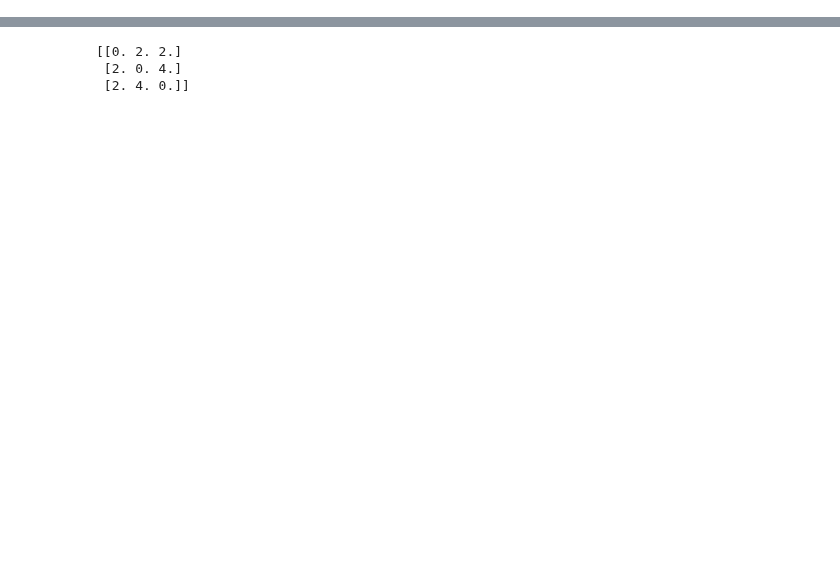
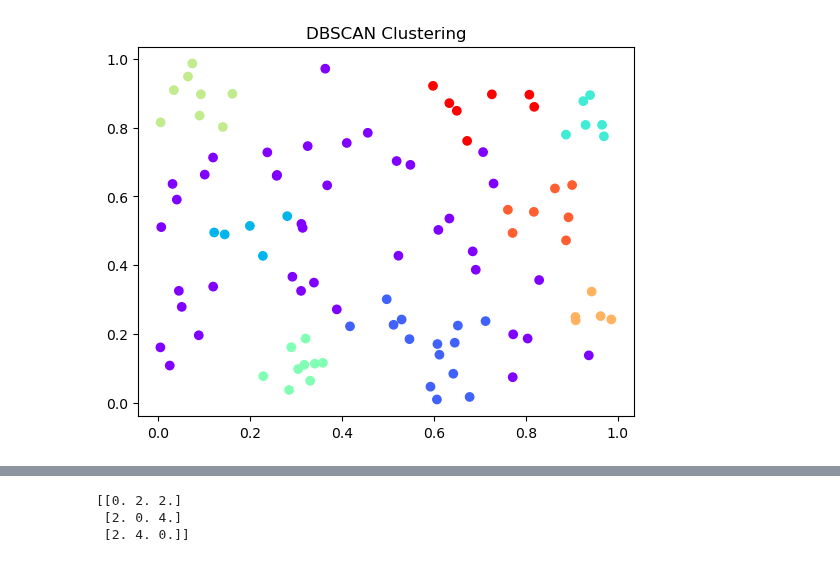
Before and after one commit to zlu/ml_study, a Jupyter notebook: unsupervised-learning.ipynb, the cells around one changed output, grey strips where cells are left out. Drawn from its saved outputs; the diff is of its cells as text; code cells hidden in the pictures; blank space fills up the shorter version.

```diff
--- a/unsupervised-learning.ipynb
+++ b/unsupervised-learning.ipynb
@@ -71,0 +86,17 @@ def chebyshev_distance(a, b):
+# %%
+from sklearn.cluster import DBSCAN
+import numpy as np
+import matplotlib.pyplot as plt
+
+# Generate synthetic data
+X = np.random.rand(100, 2)
+
+# Apply DBSCAN
+db = DBSCAN(eps=0.1, min_samples=5).fit(X)
+labels = db.labels_
+
+plt.scatter(X[:, 0], X[:, 1], c=labels, cmap='rainbow')
+plt.title('DBSCAN Clustering')
+plt.show()
+# %% [output]
+[figure, added]
```
Also changed, not shown: parts of 24 cells of this notebook.
